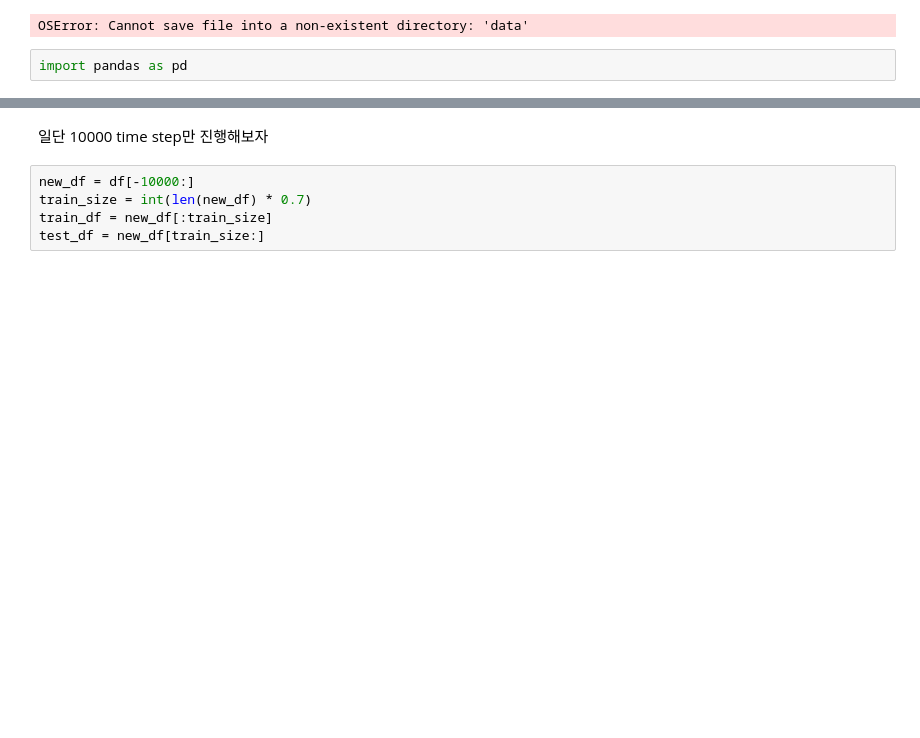
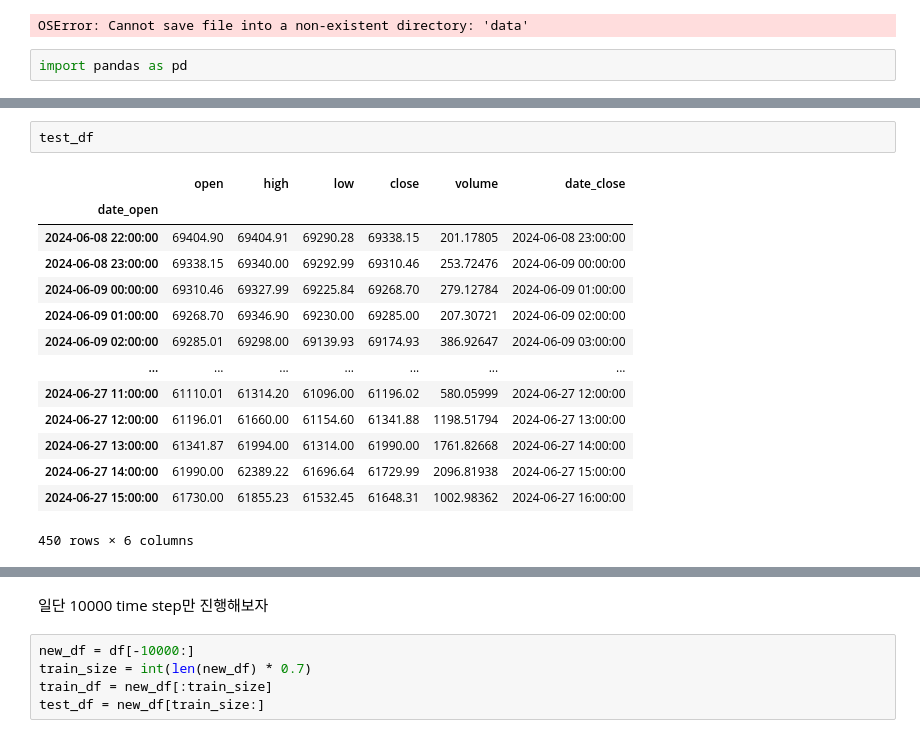
Before and after one commit to fredjeong/projects, a Jupyter notebook: Application of Deep Reinforcement Learning in Portfolio Management/data/test.ipynb, the cells around one changed output, grey strips where cells are left out. Cells and saved outputs as stored; diff of their text form; blank space fills up the shorter version.

```diff
--- a/Application of Deep Reinforcement Learning in Portfolio Management/data/test.ipynb
+++ b/Application of Deep Reinforcement Learning in Portfolio Management/data/test.ipynb
@@ -16,2 +73,19 @@ import pandas as pd
+# %%
+test_df
+# %% [output]
+|  | open | high | low | close | volume | date_close |
+| date_open |  |  |  |  |  |  |
+| 2024-06-08 22:00:00 | 69404.90 | 69404.91 | 69290.28 | 69338.15 | 201.17805 | 2024-06-08 23:00:00 |
+| 2024-06-08 23:00:00 | 69338.15 | 69340.00 | 69292.99 | 69310.46 | 253.72476 | 2024-06-09 00:00:00 |
+| 2024-06-09 00:00:00 | 69310.46 | 69327.99 | 69225.84 | 69268.70 | 279.12784 | 2024-06-09 01:00:00 |
+| 2024-06-09 01:00:00 | 69268.70 | 69346.90 | 69230.00 | 69285.00 | 207.30721 | 2024-06-09 02:00:00 |
+| 2024-06-09 02:00:00 | 69285.01 | 69298.00 | 69139.93 | 69174.93 | 386.92647 | 2024-06-09 03:00:00 |
+| ... | ... | ... | ... | ... | ... | ... |
+| 2024-06-27 11:00:00 | 61110.01 | 61314.20 | 61096.00 | 61196.02 | 580.05999 | 2024-06-27 12:00:00 |
+| 2024-06-27 12:00:00 | 61196.01 | 61660.00 | 61154.60 | 61341.88 | 1198.51794 | 2024-06-27 13:00:00 |
+| 2024-06-27 13:00:00 | 61341.87 | 61994.00 | 61314.00 | 61990.00 | 1761.82668 | 2024-06-27 14:00:00 |
+| 2024-06-27 14:00:00 | 61990.00 | 62389.22 | 61696.64 | 61729.99 | 2096.81938 | 2024-06-27 15:00:00 |
+| 2024-06-27 15:00:00 | 61730.00 | 61855.23 | 61532.45 | 61648.31 | 1002.98362 | 2024-06-27 16:00:00 |
+450 rows × 6 columns
 # %%
 df = pd.read_pickle("binance-BTCUSDT-1h.pkl")
```
Also changed, not shown: parts of 12 cells of this notebook, 3 other files.
